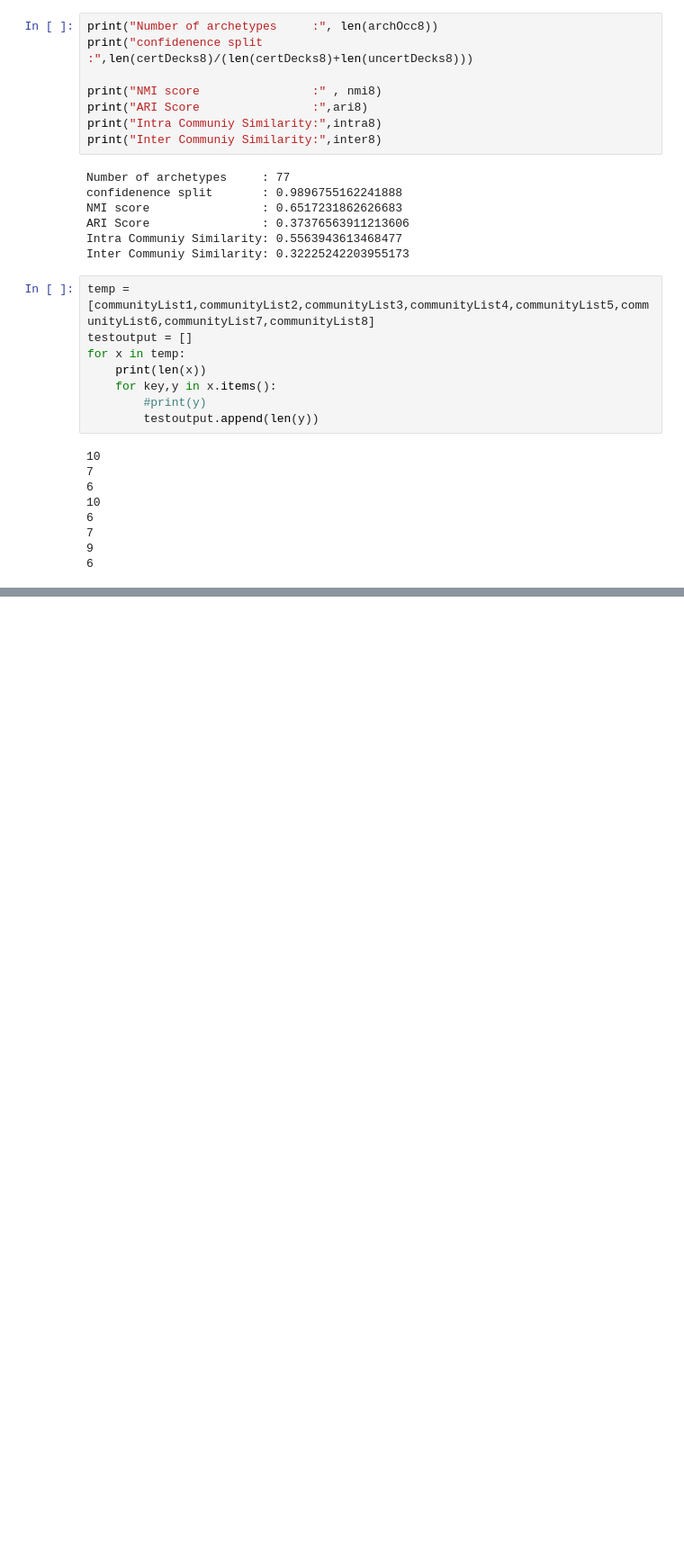
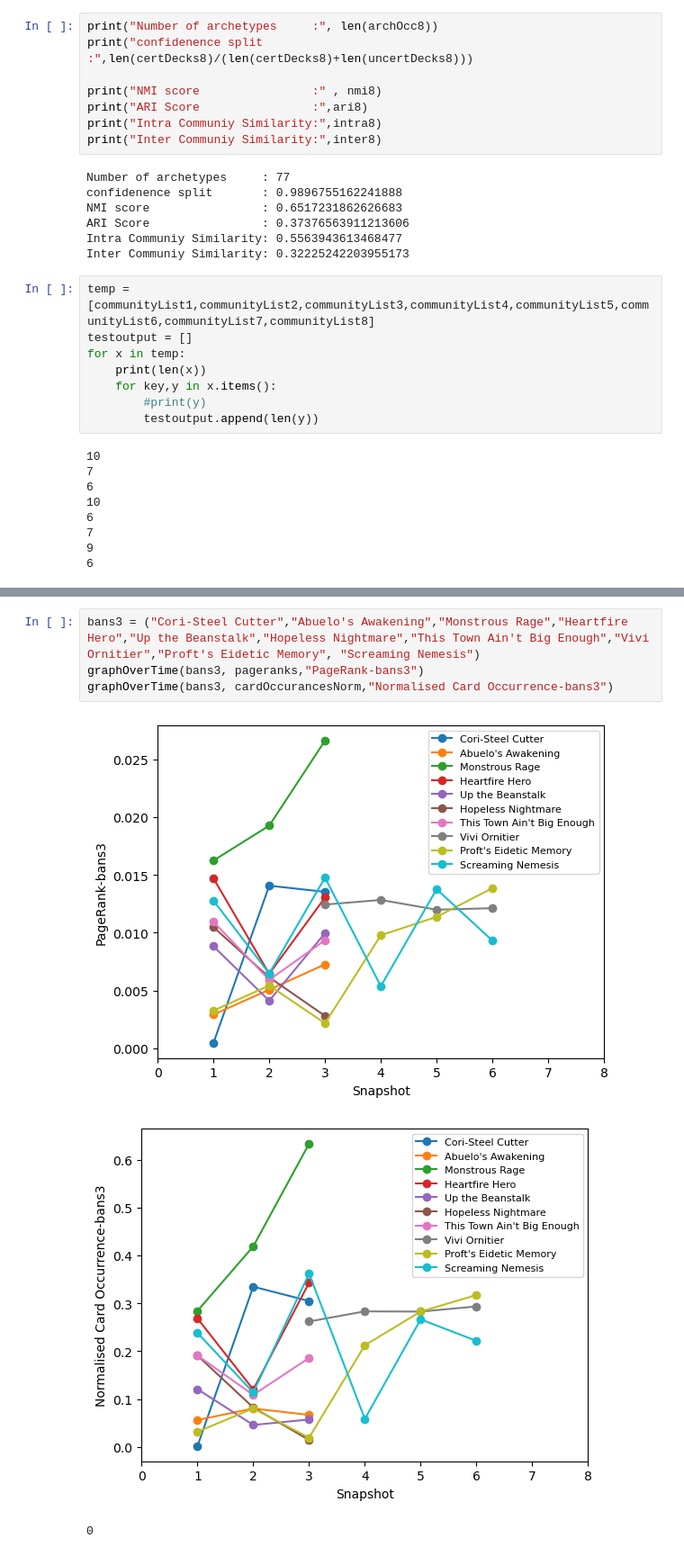
Before and after one commit to Liam-Caffrey/Capstone-Project, a Jupyter notebook: CapstoneProject.ipynb, the cells around one changed output, grey strips where cells are left out. Shown at 90% size. Cells and saved outputs as stored; diff of their text form; blank space fills up the shorter version.

```diff
--- a/CapstoneProject.ipynb
+++ b/CapstoneProject.ipynb
@@ -2647,0 +2778,8 @@ print(len(temp))
+# %%
+bans3 = ("Cori-Steel Cutter","Abuelo's Awakening","Monstrous Rage","Heartfire Hero","Up the Beanstalk","Hopeless Nightmare","This Town Ain't Big Enough","Vivi Ornitier","Proft's Eidetic Memory", "Screaming Nemesis")
+graphOverTime(bans3, pageranks,"PageRank-bans3")
+graphOverTime(bans3, cardOccurancesNorm,"Normalised Card Occurrence-bans3")
+# %% [output]
+[figure, added]
+[figure, added]
+0
```
Also changed, not shown: parts of 43 cells of this notebook.
